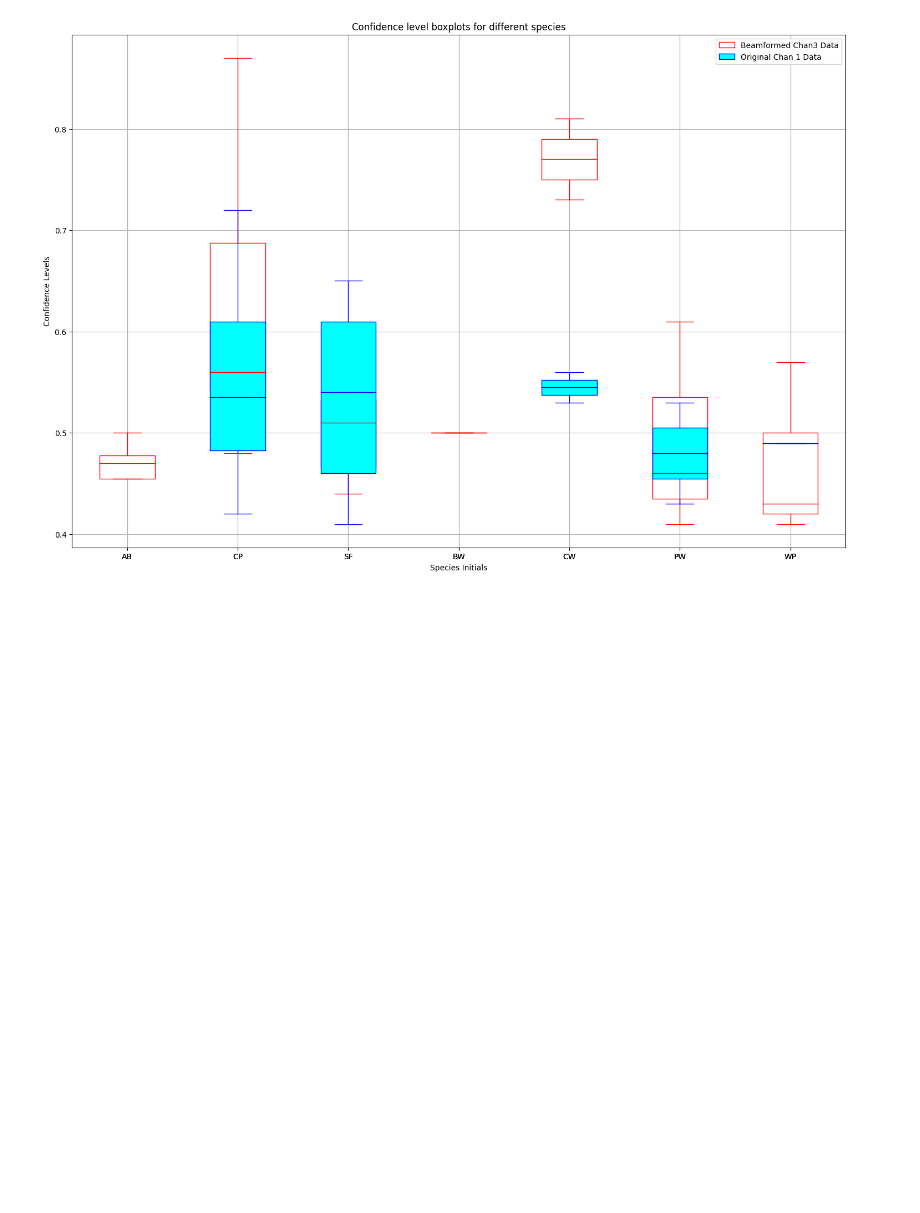
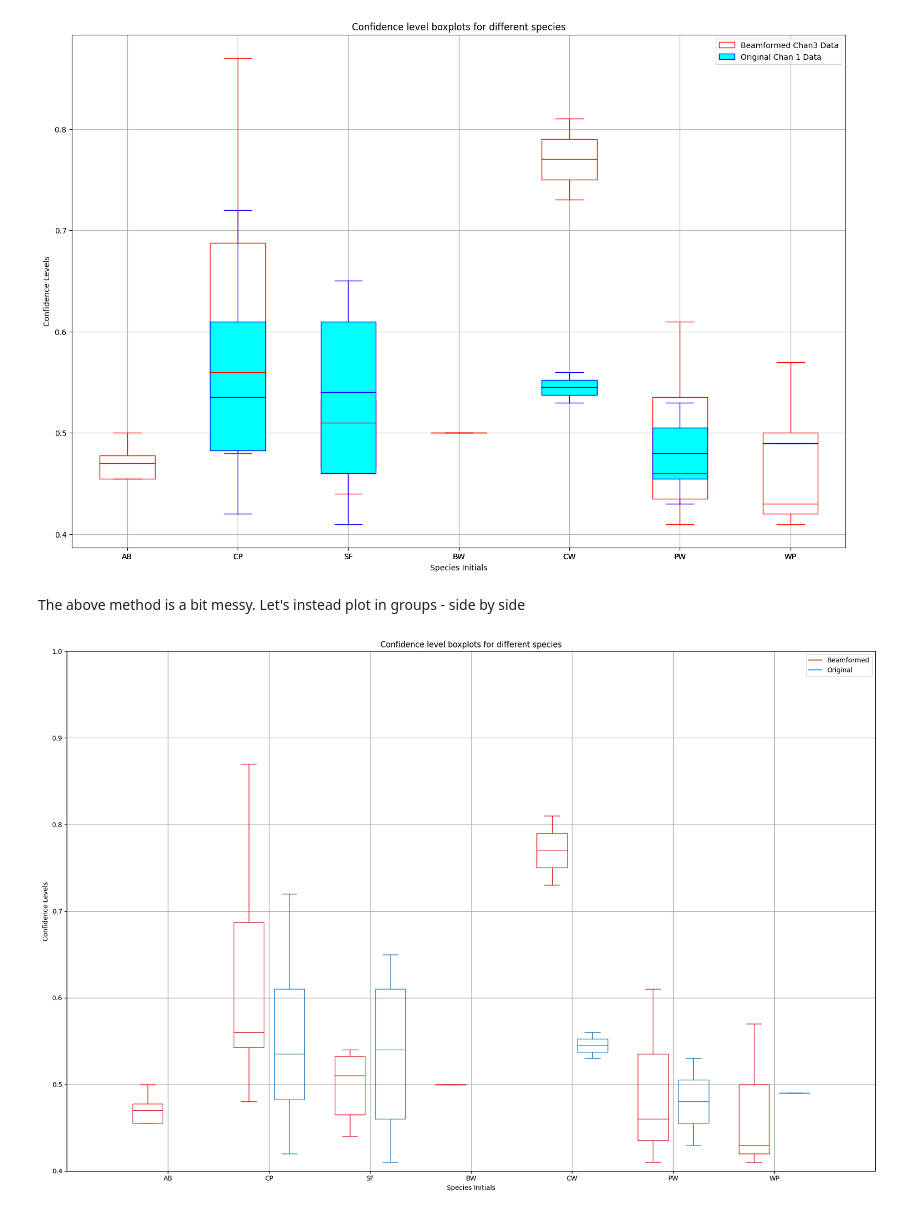
Before and after one commit to JamesSkinna/Masters_6mic_analysis, a Jupyter notebook: src/trying-out-code/early_analysis.ipynb, the cells around one changed output. Drawn from its saved outputs; the diff is of its cells as text; code cells hidden in the pictures; blank space fills up the shorter version.

Commit message:
Renamed file & altered boxplots for side by side

```diff
--- a/src/trying-out-code/odas_process_test.ipynb
+++ b/src/trying-out-code/early_analysis.ipynb
@@ -559,3 +576,77 @@ plt.legend([bp1["boxes"][0], bp2["boxes"][0]], ['Beamformed Chan3 Data', 'Origin
 plt.show()
 # %% [output]
 [figure]
+# %% [markdown]
+The above method is a bit messy. Let's instead plot in groups - side by side
+# %%
+import matplotlib.pyplot as plt
+
+def set_box_color(bp, color):
+    plt.setp(bp['boxes'], color=color)
+    plt.setp(bp['whiskers'], color=color)
+    plt.setp(bp['caps'], color=color)
+    plt.setp(bp['medians'], color=color)
+
+
+# Setup the plot...
+plt.figure(figsize=(18, 12))
+plt.xlabel('Species Initials')
+plt.ylabel('Confidence Levels')
+plt.title('Confidence level boxplots for different species')
+plt.grid(True)
+
+# Create a list of confidence levels for each species
+beamformed_box_data = extract_time_conf(sep_chan3_data)
+original_box_data = extract_time_conf(original_chan1_data)
+
+boxplot_conf_data_sep = []
+boxplot_conf_data_original = []
+boxplot_labels = []
+
+
+def get_initials(name):
+    """Extract the intials from a species' full name"""
+    # Split the name into individual words
+    words = name.split()
+
+    # Extract the first character of each word
+    initials = [word[0].upper() for word in words]
+
+    # Return the initials as a string
+    return ''.join(initials)
+
+
+# Group together our data (based on species)...
+for i, species in enumerate(beamformed_box_data.keys()):
+    boxplot_conf_data_sep.append(beamformed_box_data[species]["conf_list"])
+    boxplot_labels.append(get_initials(species))
+
+    # Check if species absent from other channel
+    if species not in original_box_data.keys():
+        original_box_data[species] = {}
+        original_box_data[species]["conf_list"] = []        # Append it to the other channel (as no entries)
+
+    boxplot_conf_data_original.append(original_box_data[species]["conf_list"])      # Add our original data to a separate list
+
+# print(boxplot_conf_data_sep)
+
+# Plot the data - unfortunately, for side-by-side groups, we have to lay it out manually...
+bpl = plt.boxplot(boxplot_conf_data_sep, positions=np.array(range(len(boxplot_conf_data_sep)))*2.0-0.4, sym='', widths=0.6)
+bpr = plt.boxplot(boxplot_conf_data_original, positions=np.array(range(len(boxplot_conf_data_original)))*2.0+0.4, sym='', widths=0.6)
+set_box_color(bpl, '#D7191C') # colors are from http://colorbrewer2.org/
+set_box_color(bpr, '#2C7BB6')
+
+# draw temporary red and blue lines and use them to create a legend
+plt.plot([], c='#D7191C', label='Beamformed')
+plt.plot([], c='#2C7BB6', label='Original')
+plt.legend()
+
+plt.xticks(range(0, len(boxplot_labels) * 2, 2), boxplot_labels)
+plt.xlim(-2, len(boxplot_labels)*2)
+plt.ylim(0.4, 1)
+plt.tight_layout()
+# plt.savefig('boxcompare.png')
+
+plt.show()
+# %% [output]
+[figure, added]
```
Also changed, not shown: parts of 1 cell of this notebook, 1 other file.
